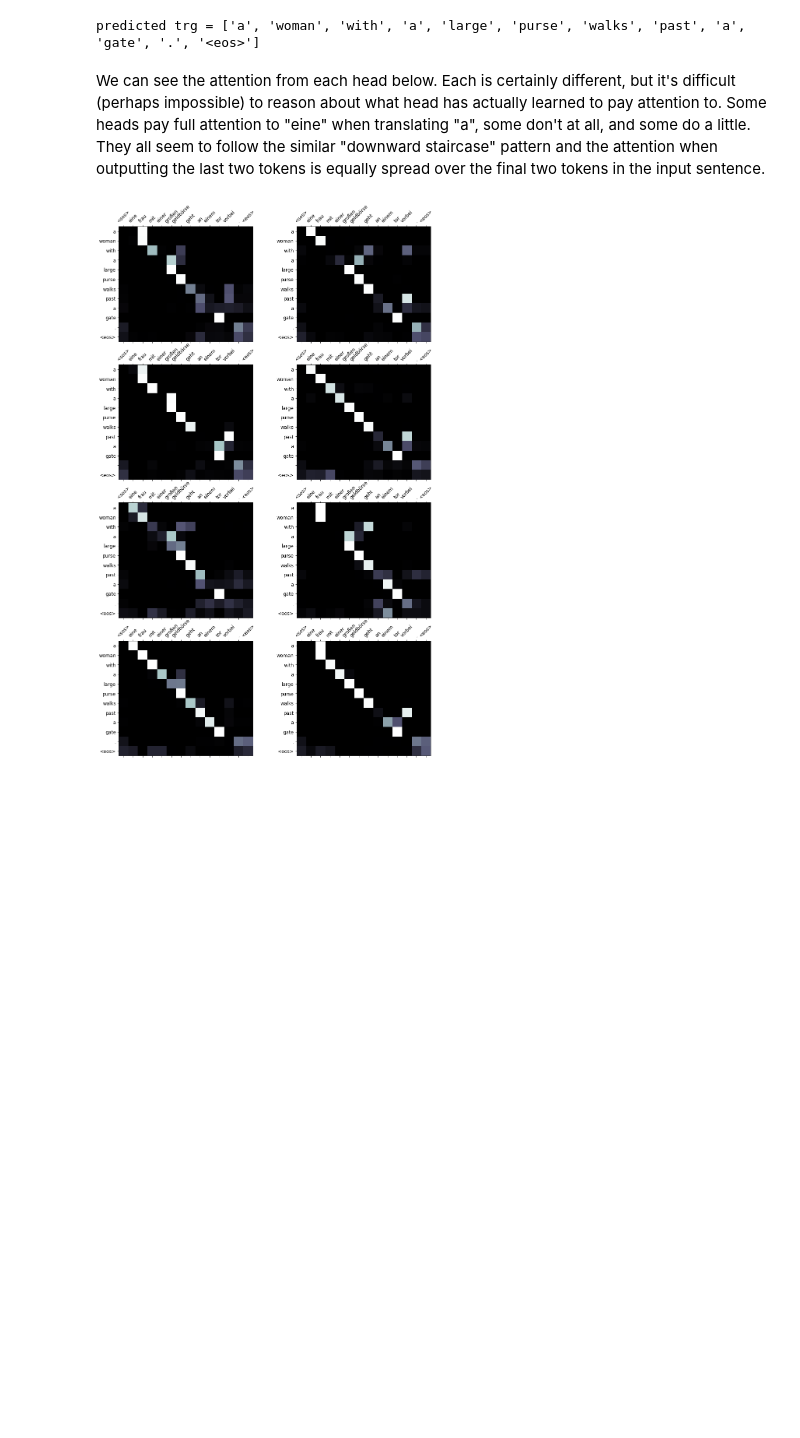
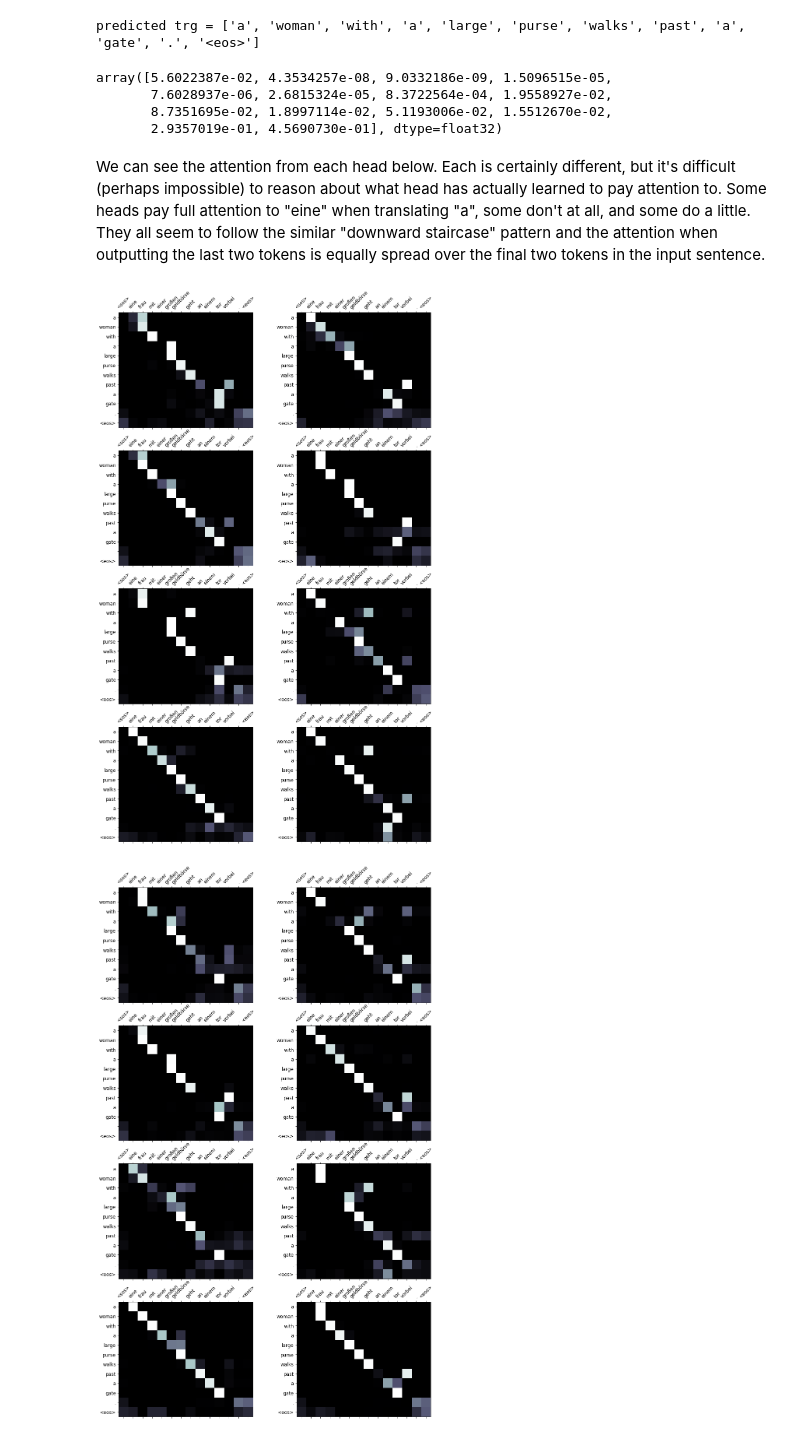
Before and after one commit to lzx325/pytorch-seq2seq, a Jupyter notebook: 6 - Attention is All You Need.ipynb, the cells around one changed output. Saved outputs shown, nothing was run; the diff lists cells and outputs as text; code cells hidden in the pictures; blank space fills up the shorter version.

```diff
--- a/6 - Attention is All You Need.ipynb
+++ b/6 - Attention is All You Need.ipynb
@@ -54,8 +54,8 @@ torch.backends.cudnn.deterministic = True
 # %% [markdown]
 We'll then create our tokenizers as before.
 # %%
-spacy_de = spacy.load('de')
-spacy_en = spacy.load('en')
+spacy_de = spacy.load('de_core_news_sm')
+spacy_en = spacy.load('en_core_web_sm')
 # %%
 def tokenize_de(text):
     """
@@ -922,8 +944,19 @@ translation, attention = translate_sentence(src, SRC, TRG, model, device)
 print(f'predicted trg = {translation}')
 # %% [output]
 predicted trg = ['a', 'woman', 'with', 'a', 'large', 'purse', 'walks', 'past', 'a', 'gate', '.', '<eos>']
+# %%
+attention[0,0,10,:].cpu().numpy()
+# %% [output]
+array([5.6022387e-02, 4.3534257e-08, 9.0332186e-09, 1.5096515e-05,
+       7.6028937e-06, 2.6815324e-05, 8.3722564e-04, 1.9558927e-02,
+       8.7351695e-02, 1.8997114e-02, 5.1193006e-02, 1.5512670e-02,
+       2.9357019e-01, 4.5690730e-01], dtype=float32)
 # %% [markdown]
 We can see the attention from each head below. Each is certainly different, but it's difficult (perhaps impossible) to reason about what head has actually learned to pay attention to. Some heads pay full attention to "eine" when translating "a", some don't at all, and some do a little. They all seem to follow the similar "downward staircase" pattern and the attention when outputting the last two tokens is equally spread over the final two tokens in the input sentence.
+# %%
+display_attention(src, translation, attention)
+# %% [output]
+[figure, added]
 # %%
 display_attention(src, translation, attention)
 # %% [output]
```
Also changed, not shown: parts of 4 cells of this notebook, 2 other files.
